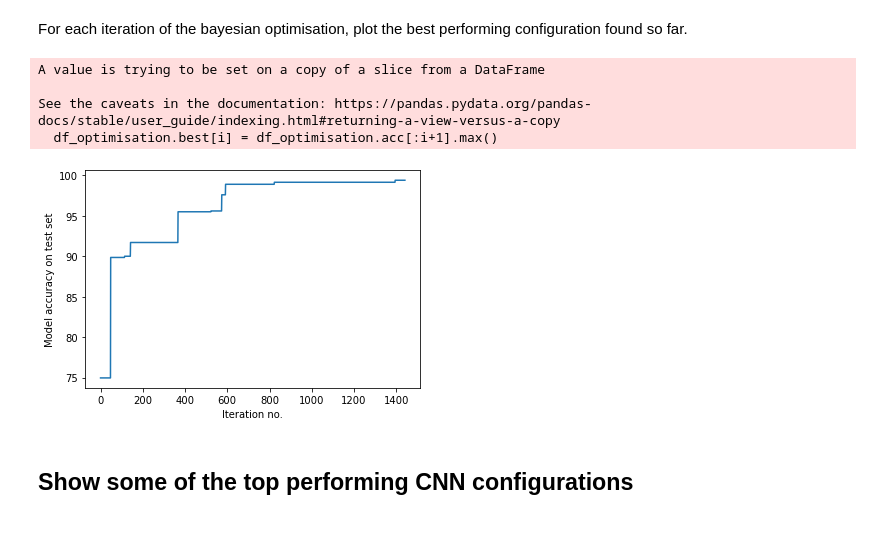
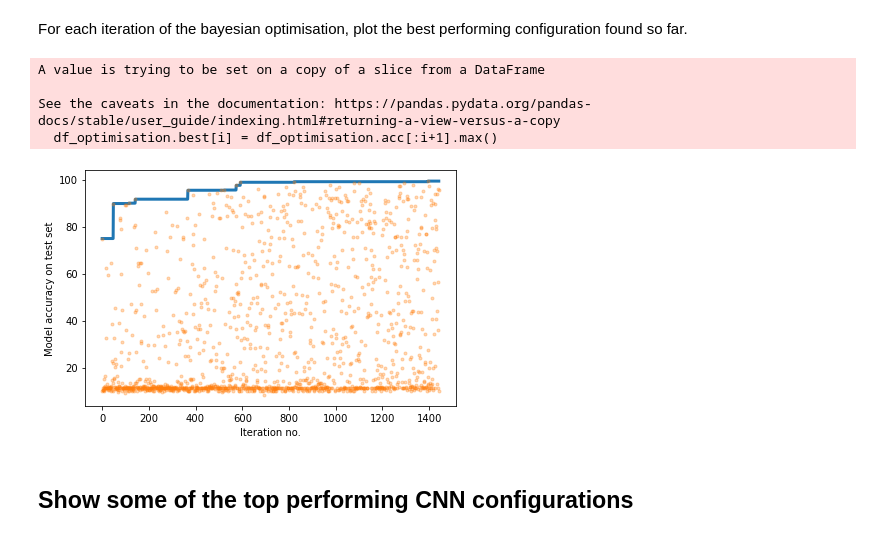
Before and after one commit to rfv2021/bayes_opt_cnn, a Jupyter notebook: 3_Load Bayesian optimisation results.ipynb, the cells around one changed output. Cells and saved outputs as stored; diff of their text form; code cells hidden in the pictures.

```diff
--- a/3_Load Bayesian optimisation results.ipynb
+++ b/3_Load Bayesian optimisation results.ipynb
@@ -70,19 +70,23 @@ For each iteration of the bayesian optimisation, plot the best performing config
 # %%
 df_optimisation["best"] = 0
 for i in range(len(df_optimisation.acc)):
     df_optimisation.best[i] = df_optimisation.acc[:i+1].max()
 
-df_optimisation.best.plot()
+df_optimisation.best.plot(linewidth = "3")
 plt.ylabel("Model accuracy on test set")
 plt.xlabel("Iteration no.")
+plt.tight_layout()
+
+plt.plot(df_optimisation.acc, ".", alpha = 0.3)
+
 
 plt.savefig("acc_vs_optimization.png", dpi = 300)
 # %% [output]
 A value is trying to be set on a copy of a slice from a DataFrame
 
 See the caveats in the documentation: https://pandas.pydata.org/pandas-docs/stable/user_guide/indexing.html#returning-a-view-versus-a-copy
   df_optimisation.best[i] = df_optimisation.acc[:i+1].max()
-[figure, old version]
+[figure, new version]
 # %% [markdown]
 ## Show some of the top performing CNN configurations
 # %%
```
Also changed, not shown: parts of 5 cells of this notebook, 3 other files.
